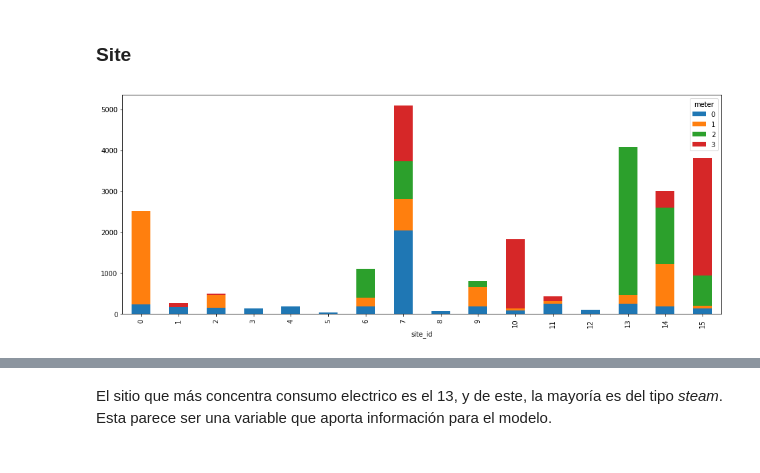
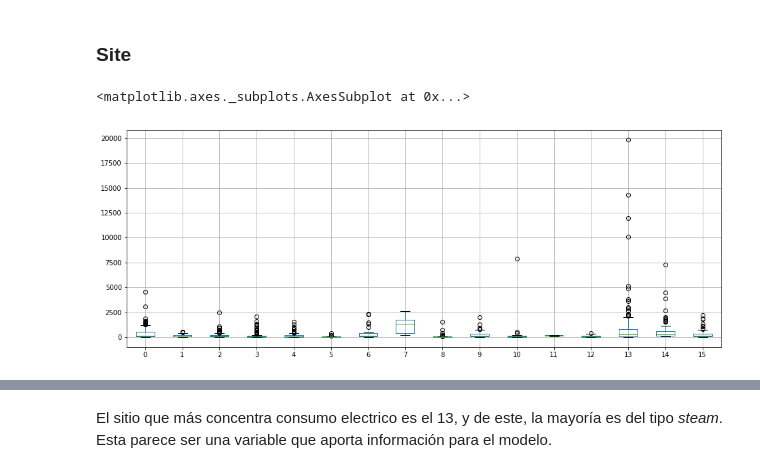
Before and after one commit to brunocgf/ASHRAE-GreatEnergyPredictorIII, a Jupyter notebook: EDA.ipynb, the cells around one changed output, grey strips where cells are left out. Saved outputs shown, nothing was run; the diff lists cells and outputs as text; code cells hidden in the pictures.

```diff
--- a/EDA.ipynb
+++ b/EDA.ipynb
@@ -272,8 +271,10 @@ tidy_train.loc[1:5000000,['timestamp','meter','meter_reading']].pivot_table(valu
 [figure]
 # %% [markdown]
 ### Site
+# %%
+tidy_train.pivot_table(values='meter_reading',index='building_id_',columns='site_id',aggfunc=np.mean).boxplot(figsize = (16,6))
+# %% [output]
+<matplotlib.axes._subplots.AxesSubplot at 0x...>
+[figure, added]
 # %%
-tidy_train.loc[:,['meter','site_id','meter_reading']].pivot_table(values='meter_reading',index='site_id',columns='meter',aggfunc=np.mean).plot.bar(stacked=True,figsize = (16,6))
-plt.show()
+#tidy_train.loc[:,['timestamp','site_id','meter_reading']].pivot_table(values='meter_reading',index='timestamp',columns='site_id',aggfunc=np.mean).plot(figsize = (16,6))
-# %% [output]
-[figure, removed]
```
Also changed, not shown: parts of 27 cells of this notebook, 3 other files.
